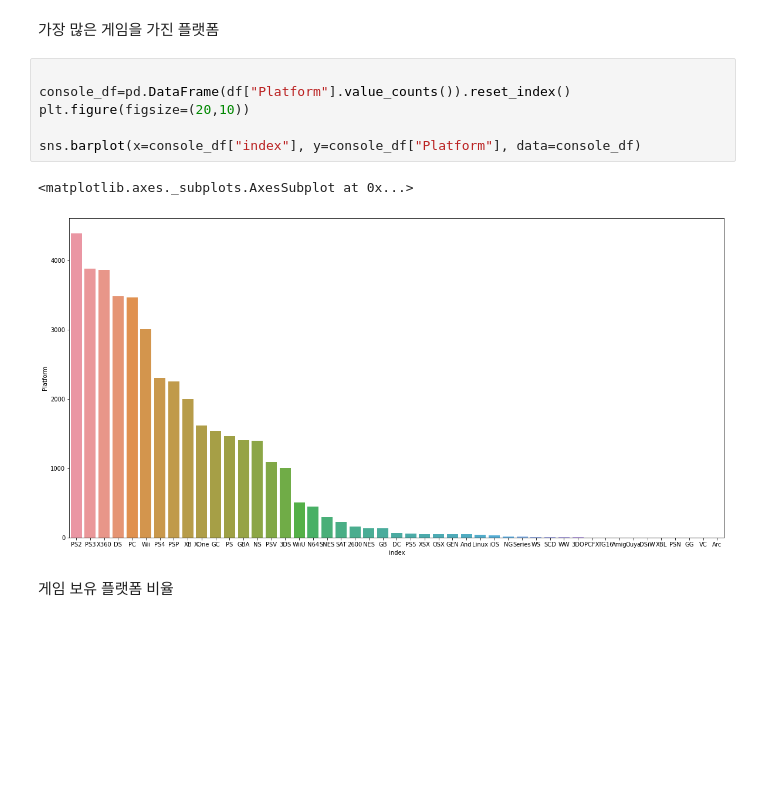
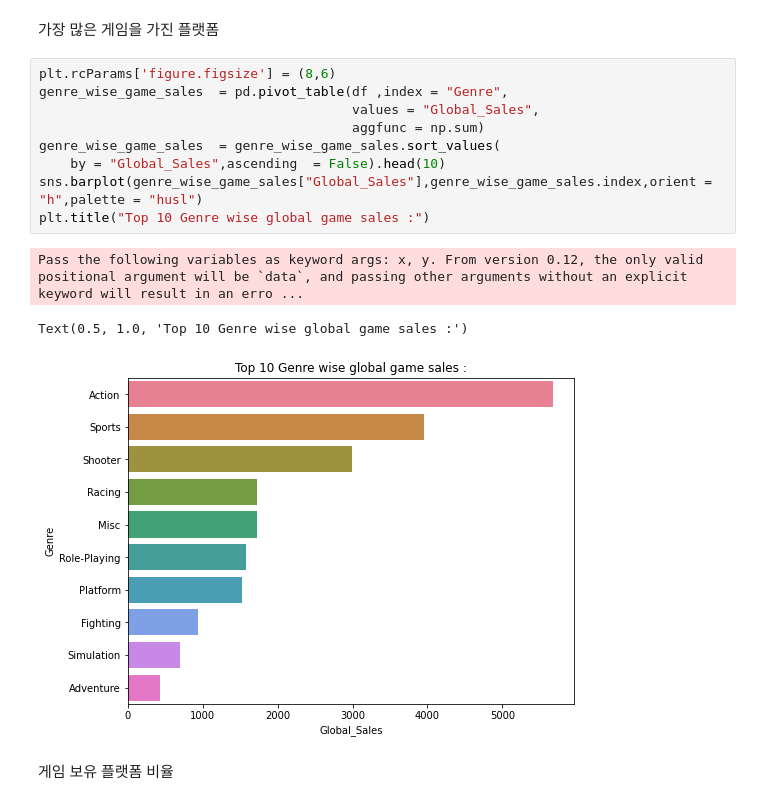
Before and after one commit to Georgia-MAX-holic/R6_data_stduy, a Jupyter notebook: R6_data_pandas_ Final_Project_EDA.ipynb, the cells around one changed output. Cells and saved outputs as stored; diff of their text form; blank space fills up the shorter version.

```diff
--- a/R6_data_pandas_ Final_Project_EDA.ipynb
+++ b/R6_data_pandas_ Final_Project_EDA.ipynb
@@ -180,14 +180,18 @@ sns.barplot(x='Name', y='Global_Sales', data=top5_visual)
 [figure]
 # %% [markdown]
 가장 많은 게임을 가진 플랫폼
-# %%
-
-console_df=pd.DataFrame(df["Platform"].value_counts()).reset_index()
-plt.figure(figsize=(20,10))
-
-sns.barplot(x=console_df["index"], y=console_df["Platform"], data=console_df)
-# %% [output]
-<matplotlib.axes._subplots.AxesSubplot at 0x...>
-[figure, removed]
+# %%
+plt.rcParams['figure.figsize'] = (8,6)
+genre_wise_game_sales  = pd.pivot_table(df ,index = "Genre",
+                                        values = "Global_Sales",
+                                        aggfunc = np.sum)
+genre_wise_game_sales  = genre_wise_game_sales.sort_values(
+    by = "Global_Sales",ascending  = False).head(10)
+sns.barplot(genre_wise_game_sales["Global_Sales"],genre_wise_game_sales.index,orient = "h",palette = "husl")
+plt.title("Top 10 Genre wise global game sales :")
+# %% [output]
+Pass the following variables as keyword args: x, y. From version 0.12, the only valid positional argument will be `data`, and passing other arguments without an explicit keyword will result in an erro ...
+Text(0.5, 1.0, 'Top 10 Genre wise global game sales :')
+[figure, added]
 # %% [markdown]
 게임 보유 플랫폼 비율
```
Also changed, not shown: parts of 11 cells of this notebook.
